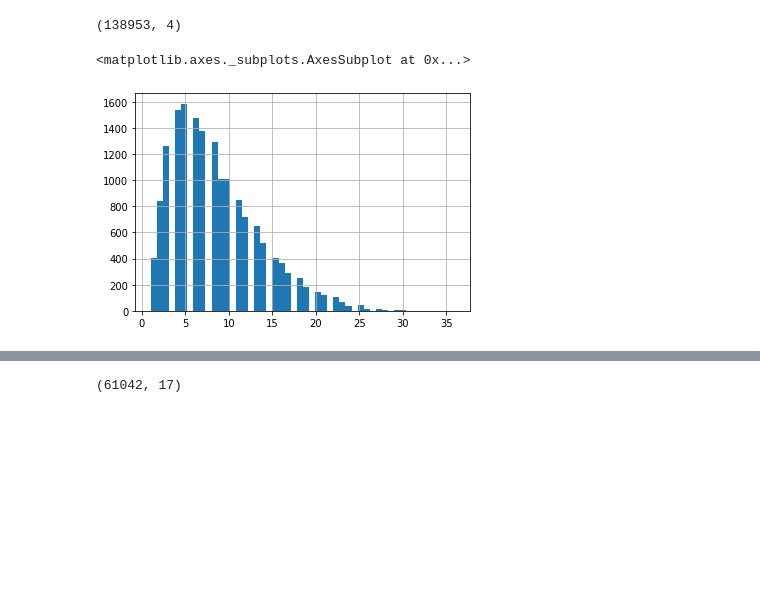
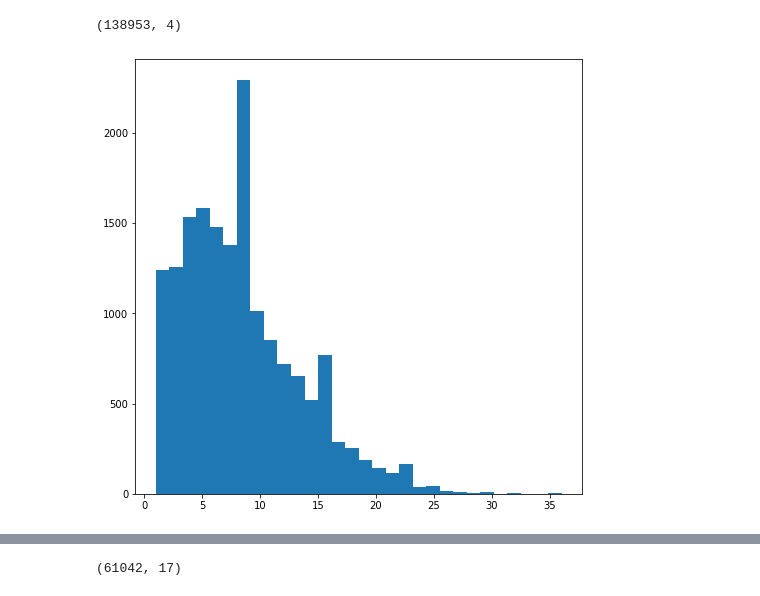
Before and after one commit to adrianhasse/capstone-starbucks, a Jupyter notebook: Starbucks_Capstone_notebook.ipynb, the cells around one changed output, grey strips where cells are left out. Cells and saved outputs as stored; diff of their text form; code cells hidden in the pictures; blank space fills up the shorter version.

```diff
--- a/Starbucks_Capstone_notebook.ipynb
+++ b/Starbucks_Capstone_notebook.ipynb
@@ -211,10 +222,11 @@ events[events['event']=='transaction'].shape
 # %% [output]
 (138953, 4)
 # %%
-events[events['event']=='transaction'].groupby('person')['event'].count().hist(bins=50)
+ax = events[events['event']=='transaction'].groupby('person')['event'].count().hist(bins=30,figsize=[8,8], grid=False)
+fig = ax.get_figure()
+fig.savefig('transactions_per_person.png')
 # %% [output]
-<matplotlib.axes._subplots.AxesSubplot at 0x...>
-[figure, old version]
+[figure, new version]
 # %%
 events['value'] = events.value.apply(lambda x: x['offer_id'] if x.get('offer_id') else (x['offer id'] if x.get('offer id') else x['amount']))
 # %%
```
Also changed, not shown: parts of 13 cells of this notebook, 29 other files.
